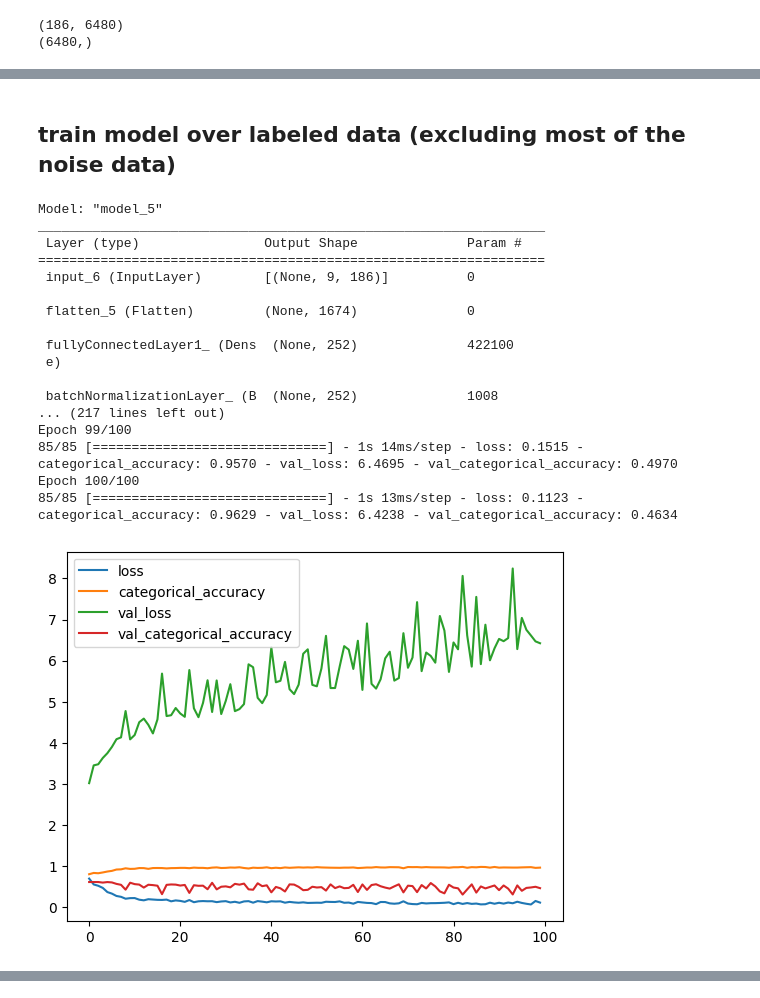
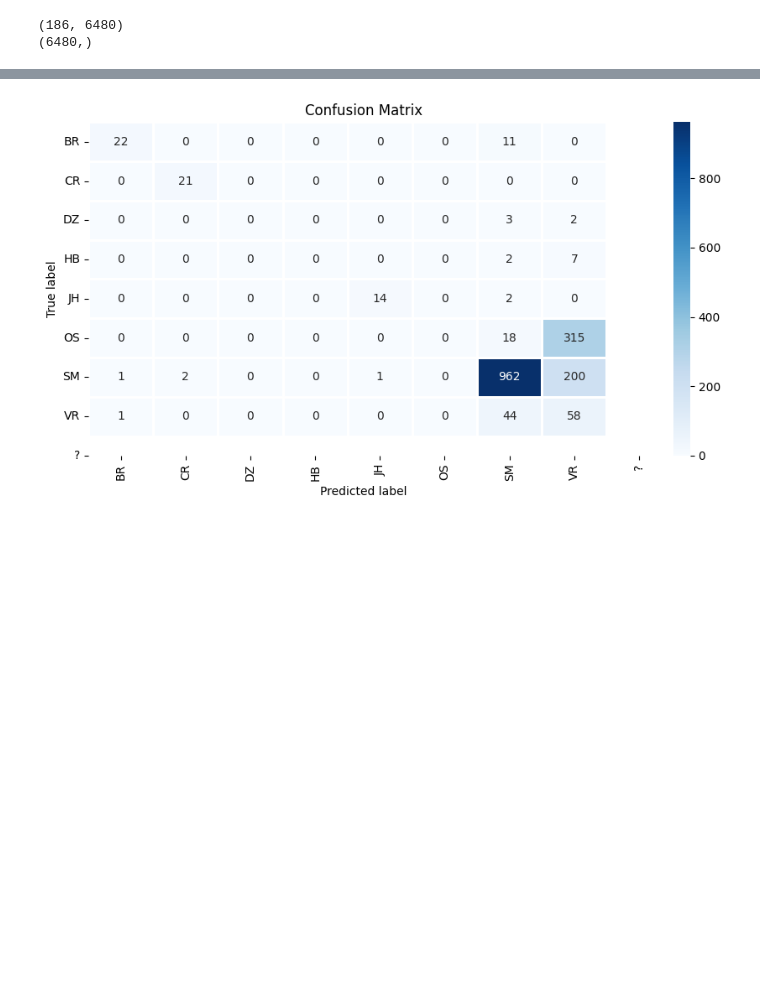
Before and after one commit to IISAS/nvflare-hysped, a Jupyter notebook: volumes/dev/tf/notebooks/data_preprocess_sverepec_24.ipynb, the cells around one changed output, grey strips where cells are left out. Saved outputs shown, nothing was run; the diff lists cells and outputs as text; code cells hidden in the pictures; blank space fills up the shorter version.

```diff
--- a/volumes/dev/tf/notebooks/data_preprocess_sverepec_24.ipynb
+++ b/volumes/dev/tf/notebooks/data_preprocess_sverepec_24.ipynb
@@ -538,43 +575,9 @@ model.evaluate(
-# %% [markdown]
-## train model over labeled data (excluding most of the noise data)
-# %%
-model_labeled = make_model(X_data_labeled.shape[1:])
-model_labeled.compile(
-    optimizer='adam',
-    loss='categorical_crossentropy',
-    metrics=['categorical_accuracy']
-)
-model_labeled.summary()
-
-history_labeled = model_labeled.fit(
-    X_data_labeled,
-    Y_data_labeled,
-    epochs=100,
-    validation_split=0.6,
-    shuffle=True,
-    batch_size=8
-)
-
-for k in history_labeled.history.keys():
-    plt.plot(history_labeled.history[k], label=k)
-plt.legend()
-plt.show()
-# %% [output]
-Model: "model_5"
-_________________________________________________________________
- Layer (type)                Output Shape              Param #
-=================================================================
- input_6 (InputLayer)        [(None, 9, 186)]          0
-
- flatten_5 (Flatten)         (None, 1674)              0
-
- fullyConnectedLayer1_ (Dens  (None, 252)              422100
- e)
-
- batchNormalizationLayer_ (B  (None, 252)              1008
-... (217 lines left out)
-Epoch 99/100
-85/85 [==============================] - 1s 14ms/step - loss: 0.1515 - categorical_accuracy: 0.9570 - val_loss: 6.4695 - val_categorical_accuracy: 0.4970
-Epoch 100/100
-85/85 [==============================] - 1s 13ms/step - loss: 0.1123 - categorical_accuracy: 0.9629 - val_loss: 6.4238 - val_categorical_accuracy: 0.4634
-[figure, removed]
+# %%
+Y_true_labeled = label_encoder.inverse_transform(Y_data_labeled[:,0].astype(int))
+Y_pred_labeled = predict_model(model, X_data_labeled, Y_data_labeled_1hot, label_encoder=label_encoder)
+cm = confusion_matrix(Y_true_labeled, Y_pred_labeled)
+
+fig, ax = plt.subplots(figsize=(9,5))
+print_cm(ax, cm, labels=label_encoder.classes_)
+plt.show()
+# %% [output]
@@ -580,0 +585 @@ Epoch 100/100
+[figure, added]
```
Also changed, not shown: parts of 16 cells of this notebook.
